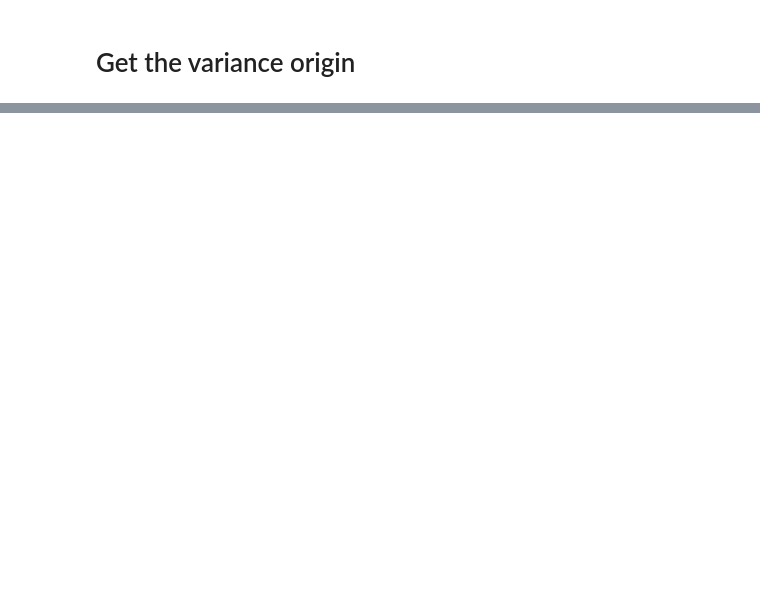
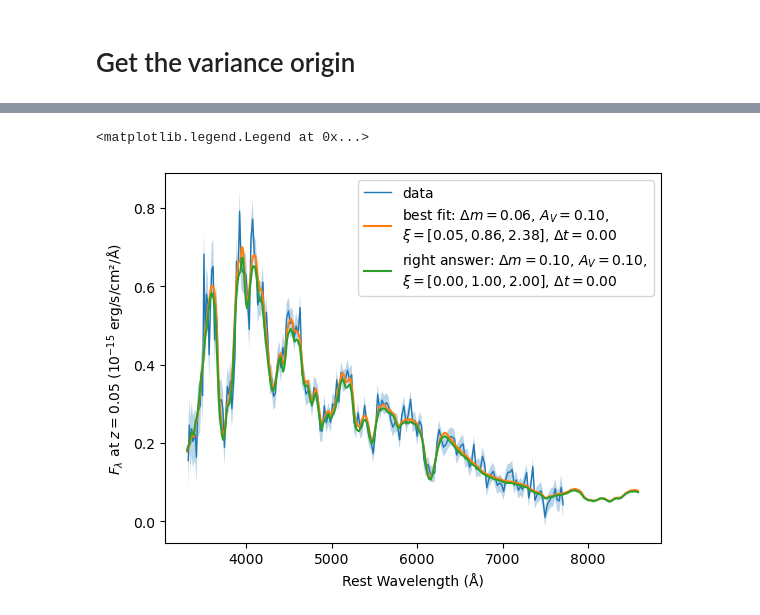
Before and after one commit to MickaelRigault/slicersim, a Jupyter notebook: docs/notebooks/simulation_example.ipynb, the cells around one changed output, grey strips where cells are left out. Cells and saved outputs as stored; diff of their text form; code cells hidden in the pictures; blank space fills up the shorter version.

```diff
--- a/docs/notebooks/simulation_example.ipynb
+++ b/docs/notebooks/simulation_example.ipynb
@@ -116,0 +126,9 @@ sim.get_band_flux([4000, 6000], frame="rest")
+# %%
+# define the Twins Embedding model
+model = TwinsEmbeddingModel()
+
+def trained_model(wave, dm, av, xi1, xi2, xi3, phase):
+    flux, flux_error = model.evaluate(magnitude=dm, color=av,
+                                      coordinates=[xi1, xi2, xi3], phase=phase)
+    flux_interp = np.interp(wave, model.wave, flux)
+    return flux_interp
@@ -116,0 +215,26 @@ sim.get_band_flux([4000, 6000], frame="rest")
+# %%
+# plot the results
+param_spec = '''$\\Delta m = {magnitude:.2f}$, $A_V = {color:.2f}$,
+$\\xi = [{coordinates[0]:.2f}, {coordinates[1]:.2f}, {coordinates[2]:.2f}]$, $\\Delta t = {phase:.2f}$'''
+
+plt.plot(xfit, yfit, label='data', lw=1)
+plt.fill_between(xfit, yfit - wfit, yfit + wfit, alpha=0.3)
+
+best_fit = trained_model(model.wave, *m.args)
+best_fit_params = {'magnitude': m.args[0], 'color': m.args[1], 'coordinates': m.args[2:5], 'phase': m.args[5]}
+
+plt.plot(model.wave, best_fit, label='best fit: ' + param_spec.format(**best_fit_params))
+right_answer = trained_model(model.wave,
+                             sim.scene.target.meta['magnitude'],
+                             sim.scene.target.meta['color'],
+                             *sim.scene.target.meta['coordinates'],
+                             sim.scene.target.meta['phase']
+                            )
+plt.plot(model.wave, right_answer, label='right answer: ' + param_spec.format(**sim.scene.target.meta))
+
+plt.xlabel('Rest Wavelength (Å)')
+plt.ylabel('$F_\lambda$ at $z=0.05$ ($10^{-15}$ erg/s/cm²/Å)')
+plt.legend()
+# %% [output]
+<matplotlib.legend.Legend at 0x...>
+[figure, added]
```
Also changed, not shown: parts of 14 cells of this notebook.
